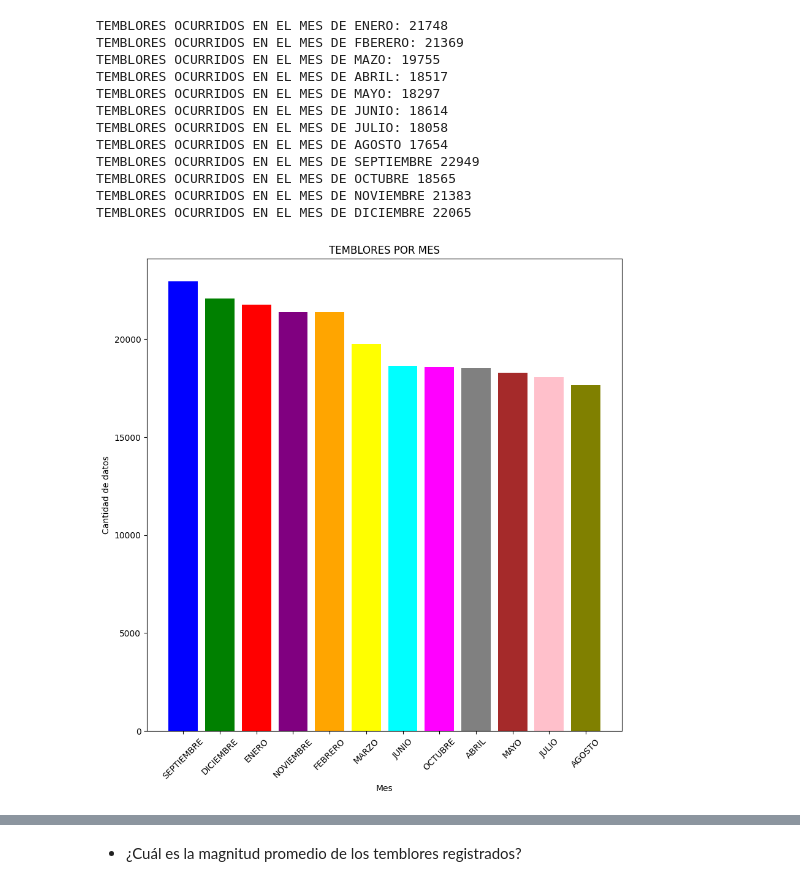
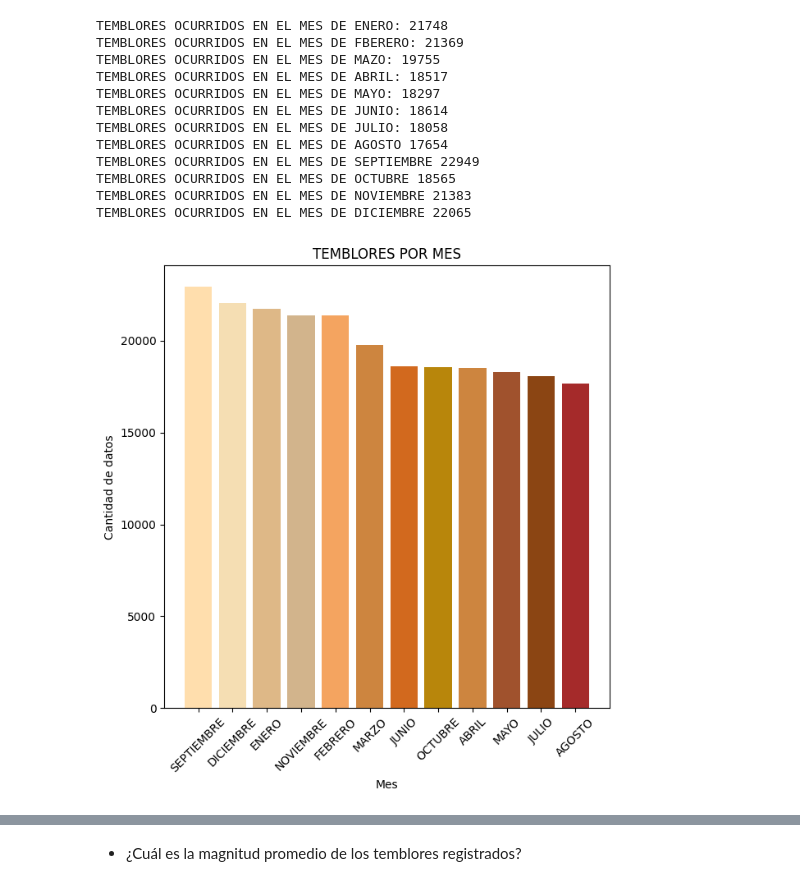
Before and after one commit to MonicaGonzalez30/CienciaDatosLasChicasSuperpoderosas, a Jupyter notebook: Proyectos/Unidad3/Temblores/Temblores.ipynb, the cells around one changed output, grey strips where cells are left out. Saved outputs shown, nothing was run; the diff lists cells and outputs as text; code cells hidden in the pictures.

```diff
--- a/Proyectos/Unidad3/Temblores/Temblores.ipynb
+++ b/Proyectos/Unidad3/Temblores/Temblores.ipynb
@@ -308,17 +287,17 @@ TEMBLORES OCURRIDOS EN EL MES DE DICIEMBRE 22065
 # %%
 meses = ['ENERO', 'FEBRERO', 'MARZO', 'ABRIL', 'MAYO', 'JUNIO', 'JULIO', 'AGOSTO', 'SEPTIEMBRE', 'OCTUBRE', 'NOVIEMBRE', 'DICIEMBRE']
 datos = [21751, 21369, 19757, 18518, 18297, 18616, 18058, 17655, 22949, 18566, 21384, 22066]
-colores = ['blue', 'green', 'red', 'purple', 'orange', 'yellow', 'cyan', 'magenta', 'gray', 'brown', 'pink', 'olive']
+colores = ['navajowhite', 'wheat', 'burlywood', 'tan', 'sandybrown', 'peru', 'chocolate', 'darkgoldenrod', '#CD853F', '#A0522D', '#8B4513', 'brown']
 
 datos_ordenados = sorted(zip(datos, meses), reverse=True)
 datos_ordenados, meses_ordenados = zip(*datos_ordenados)
 
-plt.figure(figsize=(10,10))
+plt.figure(figsize=(7,7))
 plt.bar(meses_ordenados, datos_ordenados, color=colores)
 plt.xlabel('Mes')
 plt.ylabel('Cantidad de datos')
 plt.title('TEMBLORES POR MES')
 plt.xticks(rotation=45)
 plt.show()
 # %% [output]
-[figure, old version]
+[figure, new version]
```
Also changed, not shown: parts of 52 cells of this notebook.
